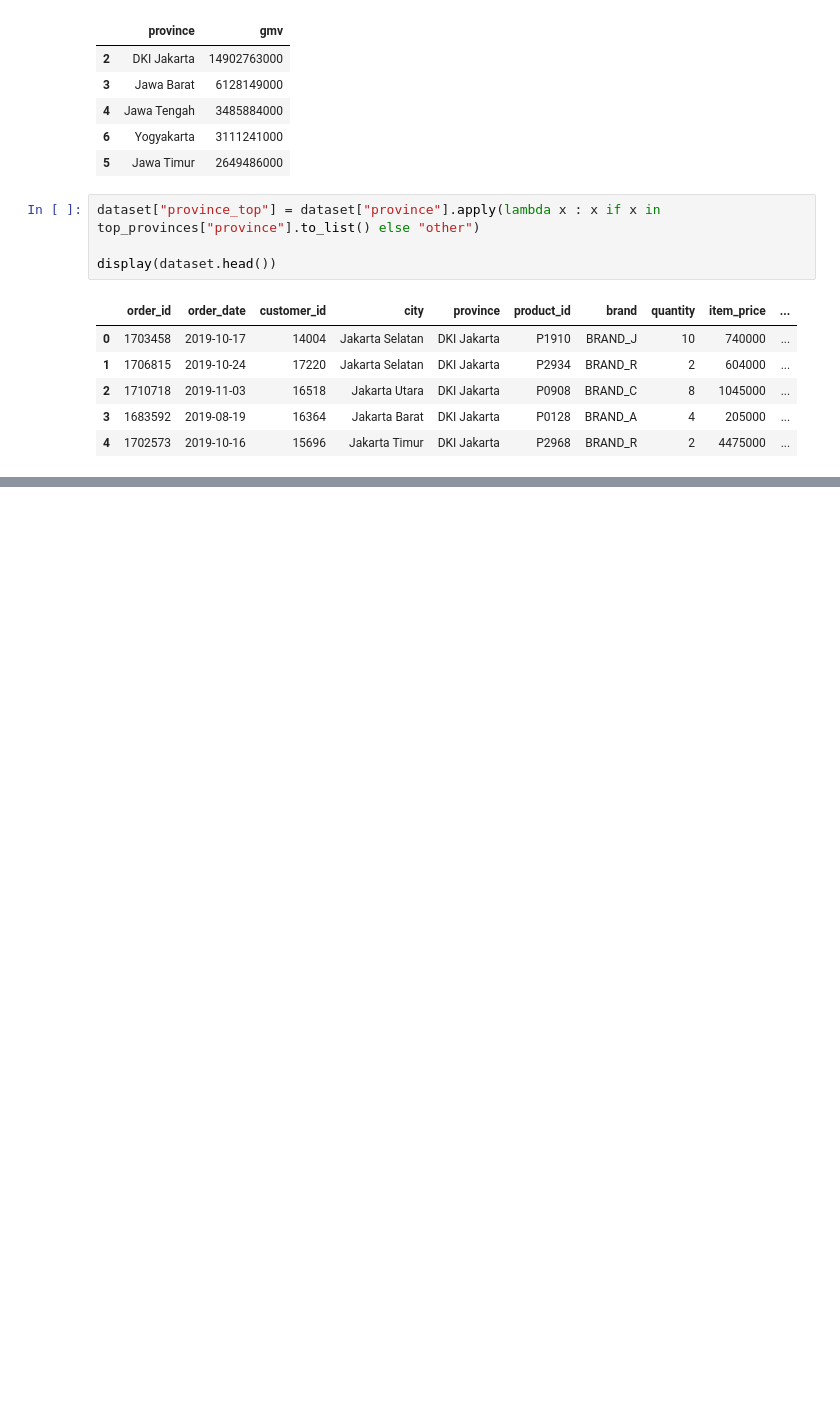
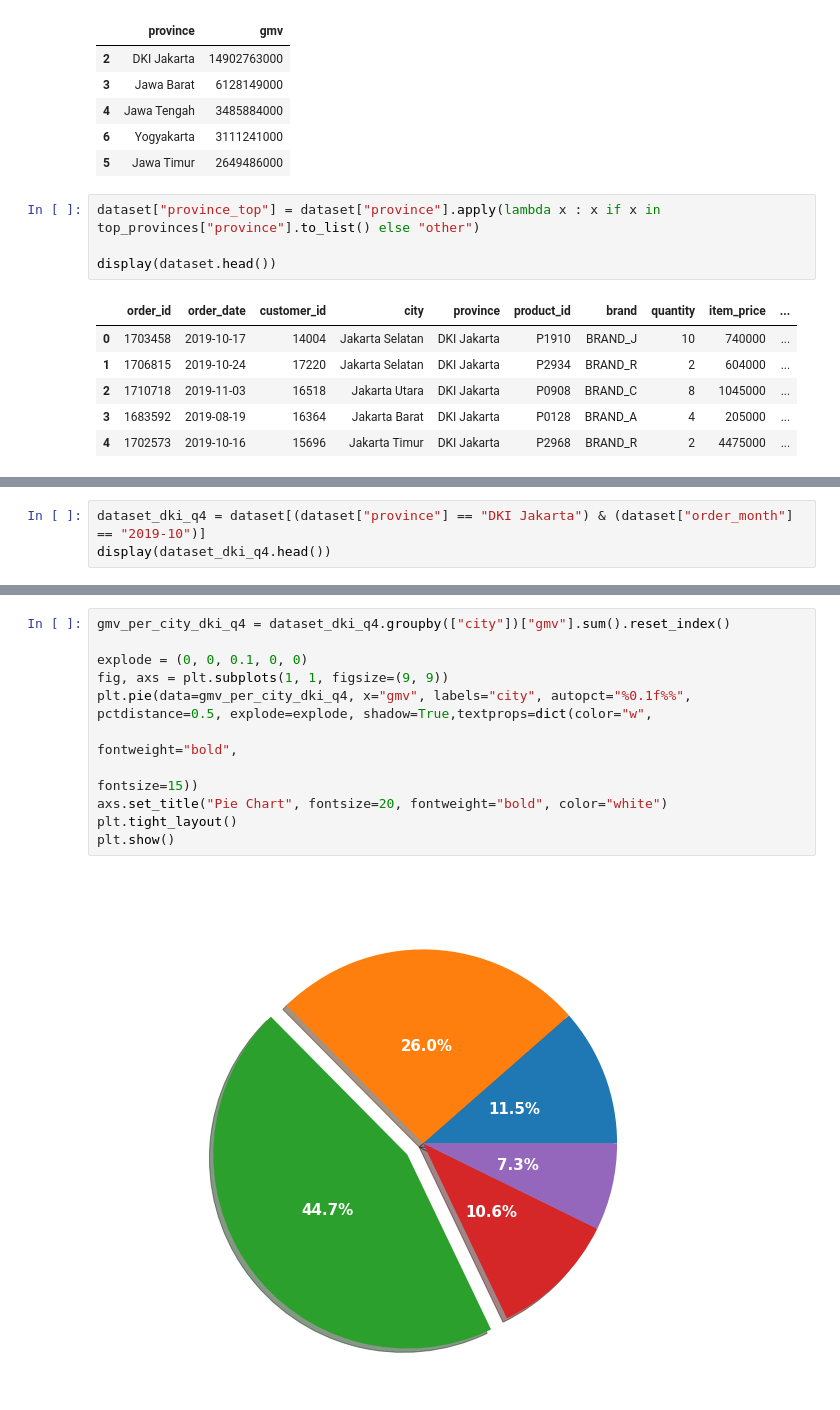
Before and after one commit to UsepSyaikalArifin/Application-File-PT-Bukit-Makmur-Mandiri-Utama-BUMA-, a Jupyter notebook: Kelas Fundamental/Data Visualization with Python Matplotlib for Beginner/Jupyter Notebook/main.ipynb, the cells around one changed output, grey strips where cells are left out. Cells and saved outputs as stored; diff of their text form; blank space fills up the shorter version.

```diff
--- a/Kelas Fundamental/Data Visualization with Python Matplotlib for Beginner/Jupyter Notebook/main.ipynb
+++ b/Kelas Fundamental/Data Visualization with Python Matplotlib for Beginner/Jupyter Notebook/main.ipynb
@@ -237,0 +266,3 @@ plt.show()
+# %%
+dataset_dki_q4 = dataset[(dataset["province"] == "DKI Jakarta") & (dataset["order_month"] == "2019-10")]
+display(dataset_dki_q4.head())
@@ -237,0 +276,13 @@ plt.show()
+# %%
+gmv_per_city_dki_q4 = dataset_dki_q4.groupby(["city"])["gmv"].sum().reset_index()
+
+explode = (0, 0, 0.1, 0, 0)
+fig, axs = plt.subplots(1, 1, figsize=(9, 9))
+plt.pie(data=gmv_per_city_dki_q4, x="gmv", labels="city", autopct="%0.1f%%", pctdistance=0.5, explode=explode, shadow=True,textprops=dict(color="w",
+                                                                                                             fontweight="bold",
+                                                                                                             fontsize=15))
+axs.set_title("Pie Chart", fontsize=20, fontweight="bold", color="white")
+plt.tight_layout()
+plt.show()
+# %% [output]
+[figure, added]
```
Also changed, not shown: parts of 2 cells of this notebook.
